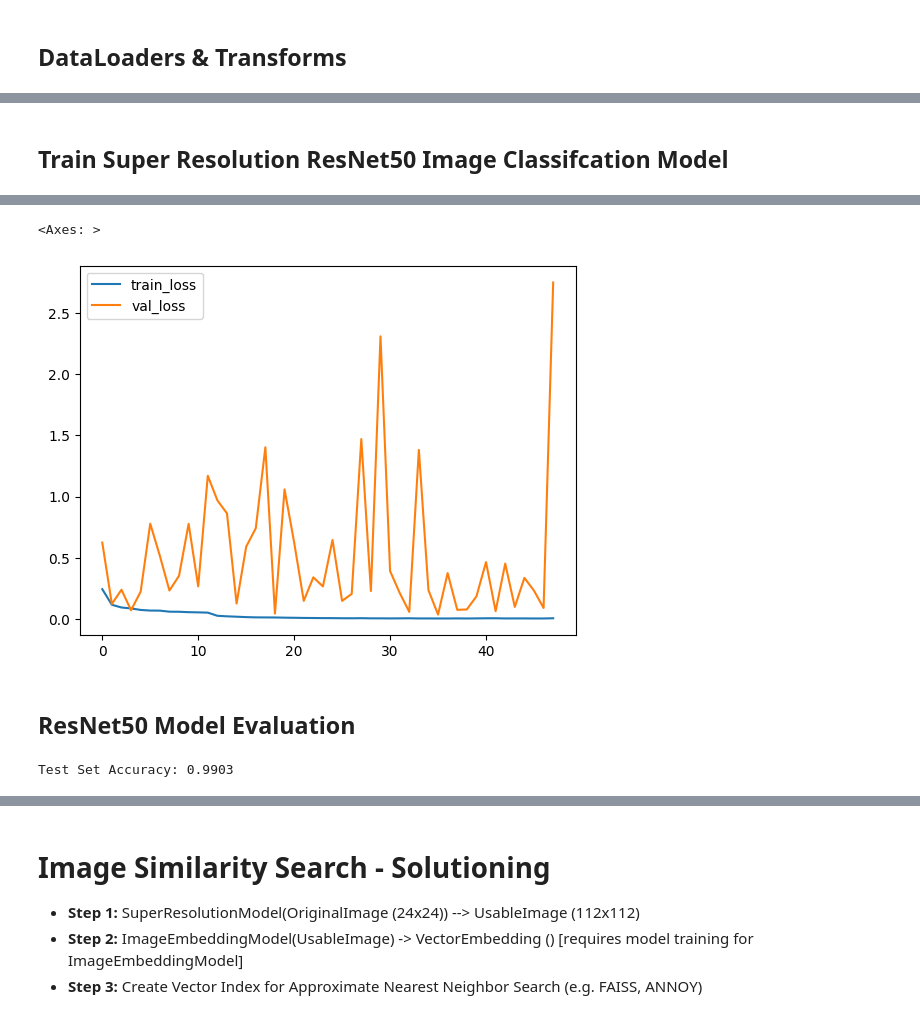
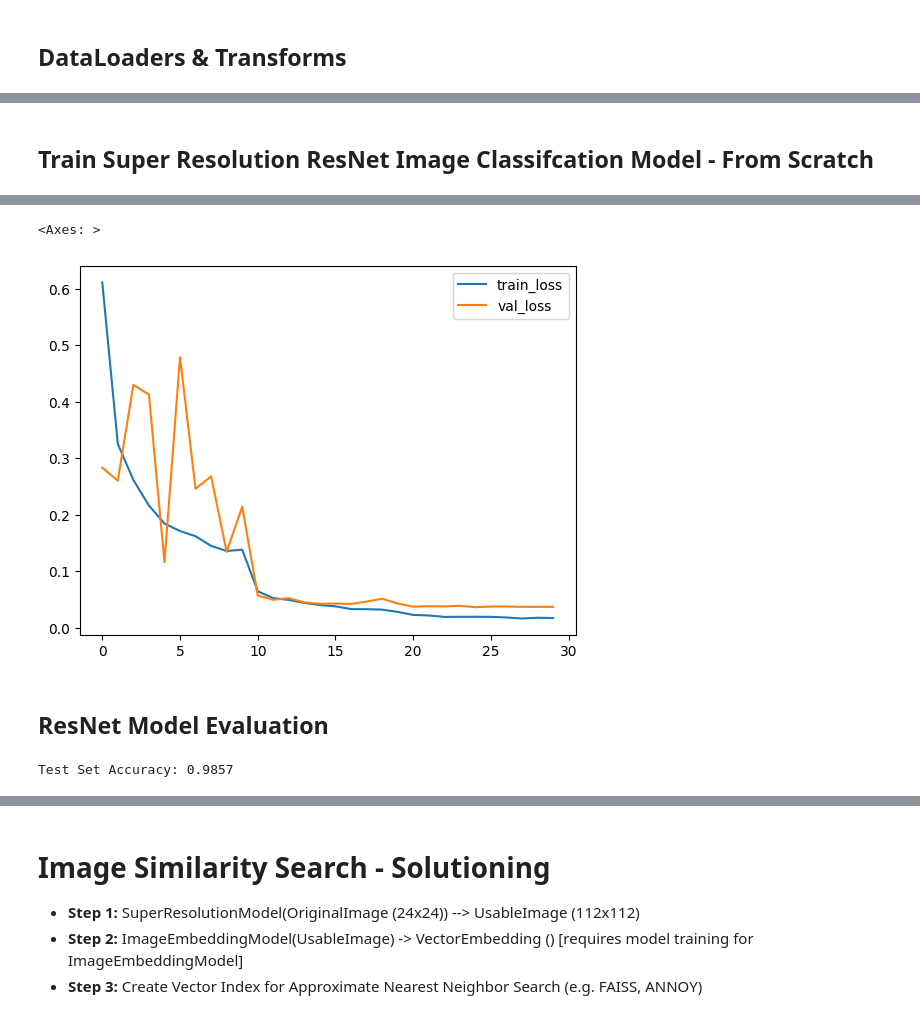
Before and after one commit to Jae-Ro/vector-search, a Jupyter notebook: notebooks/eda.ipynb, the cells around one changed output, grey strips where cells are left out. Drawn from its saved outputs; the diff is of its cells as text; code cells hidden in the pictures.

Commit message:
Adding trained weights of resnet18 model and updated eda notebook

```diff
--- a/notebooks/eda.ipynb
+++ b/notebooks/eda.ipynb
@@ -753,6 +791,8 @@ class GeoDataset(Dataset):
     def __init__(self, df_data: pd.DataFrame, transforms: T.Compose = None) -> None:
         self.df = df_data
         self.transforms = transforms
+        if self.transforms is None:
+            self.transforms = T.Compose([T.ToTensor()])
 
     def __len__(self):
         return len(self.df.index)
@@ -763,8 +803,7 @@ class GeoDataset(Dataset):
         img = Image.open(file_path).convert('RGB')
         label = row['class']
         label = numeric_labels[label]
-        if self.transforms is not None: tensor = self.transforms(img)
-        else: tensor = img
+        tensor = self.transforms(img)
 
         return tensor, label, file_path
 # %% [markdown]
@@ -1003,5 +1127,5 @@ Best Validation Loss: 0.033456
 # %% [markdown]
-## Train Super Resolution ResNet50 Image Classifcation Model
+## Train Super Resolution ResNet Image Classifcation Model - From Scratch
 # %%
 ### DATA INIT
 df = pd.read_csv(os.path.join(DATA_DIR, 'train_val_test_splits/data_split-super.csv'))
@@ -1010,11 +1134,12 @@ df_train = df[df['train'].eq(1)]
 df_val = df[df['val'].eq(1)]
 df_test = df[df['test'].eq(1)]
 
-mean, std = calc_mean_from_tup_list(df['mean'].to_list()), calc_mean_from_tup_list(df['std'].to_list())
+mean_super, std_super = calc_mean_from_tup_list(df_train['mean'].to_list()), calc_mean_from_tup_list(df_train['std'].to_list())
+
 
 transforms = T.Compose([
     T.ToTensor(),
-    T.Normalize(mean=mean, std=std)
+    # T.Normalize(mean=mean_super, std=std_super)
 ])
 
 # create datasets
@@ -1036,22 +1161,16 @@ data_loaders = {
 dataset_sizes = {x: len(datasets[x]) for x in ['train', 'val', 'test']}
 
 ### MODEL INIT
-model = resnet50(weights=ResNet50_Weights.DEFAULT)
+model = resnet18()
 model.fc = nn.Linear(model.fc.in_features, len(classes))
-
-# freeze pretrained layers
-for param in model.parameters(): param.requires_grad = False
-
-# Enable gradient computation for the last few layers
-for param in model.layer4.parameters(): param.requires_grad = True
 
 # loss function
 criterion = nn.CrossEntropyLoss()
 
 # optimizer
-optimizer = optim.AdamW(model.parameters(), lr=0.001, weight_decay=0.01)
+optimizer = optim.AdamW(model.parameters(), lr=0.01, weight_decay=0.01)
 
-exp_lr_scheduler = optim.lr_scheduler.StepLR(optimizer, step_size=12, gamma=0.1)
+exp_lr_scheduler = optim.lr_scheduler.StepLR(optimizer, step_size=10, gamma=0.1)
 # %%
 df_stats = train_model(
     model,
@@ -1061,8 +1180,8 @@ df_stats = train_model(
     data_loaders,
     dataset_sizes,
     device = device,
-    num_epochs = 48,
-    checkpoint_path = "resnet50_ft-super.pth"
+    num_epochs = 30,
+    checkpoint_path = "resnet18-super.pth"
 )
 df_stats[['train_loss', 'val_loss']].plot()
 # %% [output]
@@ -1086,5 +1205,5 @@ Best Validation Loss: 0.036755
 <Axes: >
-[figure, old version]
+[figure, new version]
 # %% [markdown]
-## ResNet50 Model Evaluation
+## ResNet Model Evaluation
 # %%
@@ -1137,13 +1257,14 @@ def eval_model(model, data_loader, dataset_size: int):
     print(f"Test Set Accuracy: {round(total_accuracy, 4)}")
     return y_true, y_pred
 # %%
+## Original Resolution Model Evaluation - Scratch
 # recreate dataset
 df = pd.read_csv(os.path.join(DATA_DIR, 'train_val_test_splits/data_split-original.csv'))
-mean, std = calc_mean_from_tup_list(df['mean'].to_list()), calc_mean_from_tup_list(df['std'].to_list())
+
 transforms = T.Compose([
     T.Resize(112),
     T.ToTensor(),
-    T.Normalize(mean=mean, std=std)
+    # T.Normalize(mean=mean_og, std=std_og)
 ])
 
 df_test = df[df['test'].eq(1)]
@@ -1152,14 +1273,14 @@ datasets = {'test': test}
 dataset_sizes = {x: len(datasets[x]) for x in ['test']}
 
 ## Original Resolution Model Evaluation
-model = GeoResNet50Model(n_classes=len(classes))
-model.load_state_dict(torch.load(original_res_checkpoints, weights_only=True))
+model = GeoResNetModel(n_classes=len(classes))
+model.load_state_dict(torch.load(original_scratch_res_checkpoints, weights_only=True))
 model.eval()
 
 data_loader = DataLoader(datasets['test'], batch_size=1, shuffle=True)
 y_true, y_pred = eval_model(model, data_loader, dataset_sizes['test'])
 # %% [output]
-Test Set Accuracy: 0.9903
+Test Set Accuracy: 0.9857
 # %%
 print(classification_report(y_true, y_pred, target_names=classes))
 # %% [output]
```
Also changed, not shown: parts of 35 cells of this notebook, 5 other files.
